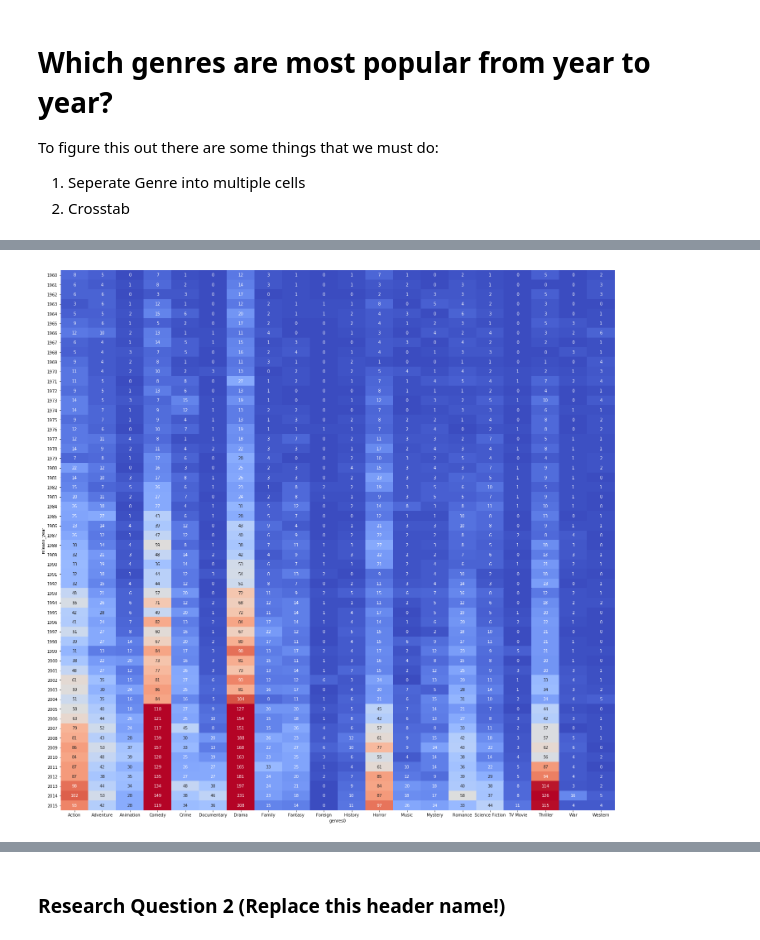
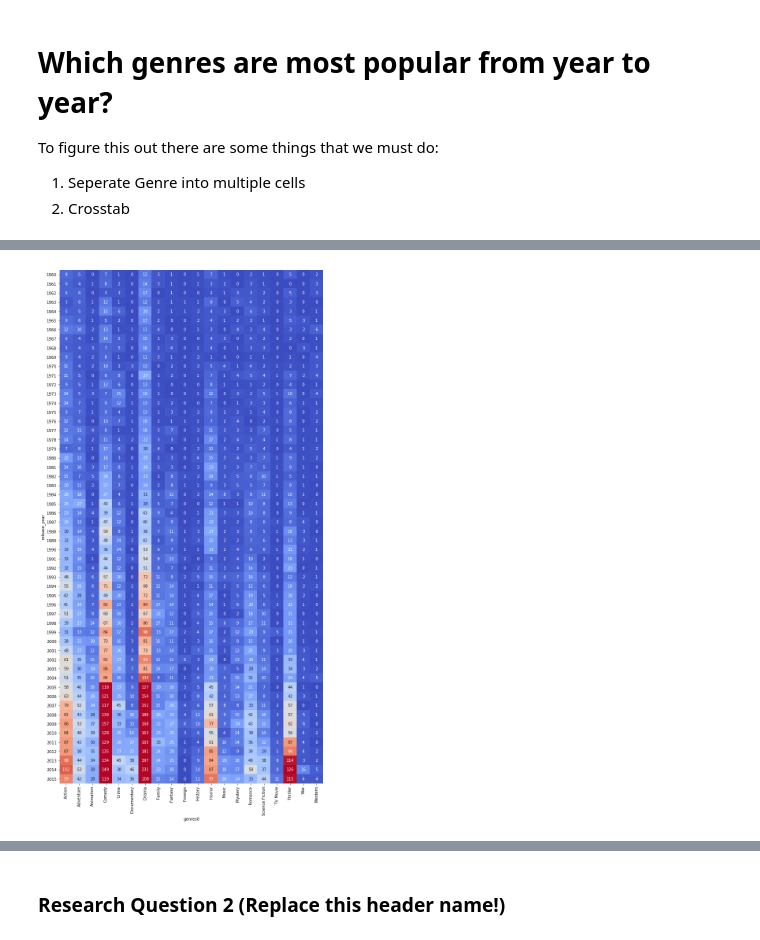
Before and after one commit to danielmiguel320/dand_investigate_data_set, a Jupyter notebook: rough_draft.ipynb, the cells around one changed output, grey strips where cells are left out. Saved outputs shown, nothing was run; the diff lists cells and outputs as text; code cells hidden in the pictures.

```diff
--- a/rough_draft.ipynb
+++ b/rough_draft.ipynb
@@ -187,26 +187,26 @@ merged_df.head()
 # %%
 #we are going to calculate the most popular genre per year.
 #extract unique values for genres
 #genres_list = pd.unique(merged_df[['genres0','genres1','genres2','genres3', 'genres4']].values.ravel())
-q1 = pd.crosstab(merged_df['release_year'], merged_df['genres0'])
-q2 = pd.crosstab(merged_df['release_year'], merged_df['genres1'])
-q3 = pd.crosstab(merged_df['release_year'], merged_df['genres2'])
-q4 = pd.crosstab(merged_df['release_year'], merged_df['genres3'])
-q5 = pd.crosstab(merged_df['release_year'], merged_df['genres4'])
+q1 = pd.crosstab(merged_df['release_year'], merged_df['genres0'], dropna = False)
+q2 = pd.crosstab(merged_df['release_year'], merged_df['genres1'], dropna = False)
+q3 = pd.crosstab(merged_df['release_year'], merged_df['genres2'], dropna = False)
+q4 = pd.crosstab(merged_df['release_year'], merged_df['genres3'], dropna = False)
+q5 = pd.crosstab(merged_df['release_year'], merged_df['genres4'], dropna = False)
 genres_count = q1.add(q2)
 genres_count.add(q3)
 genres_count.add(q4)
 genres_count.add(q5)
 
-plt.figure(figsize=(24,24))
+plt.figure(figsize=(12,24))
 sns.heatmap(genres_count,
             cmap = 'coolwarm',
             robust = True,
             annot = True,
             cbar = False,
             fmt='d');
 # %% [output]
-[figure, old version]
+[figure, new version]
 # %%
 #count movies per year
 movies_per_year = df.groupby('release_year')['original_title'].nunique()
```
Also changed, not shown: parts of 9 cells of this notebook, 1 other file.
